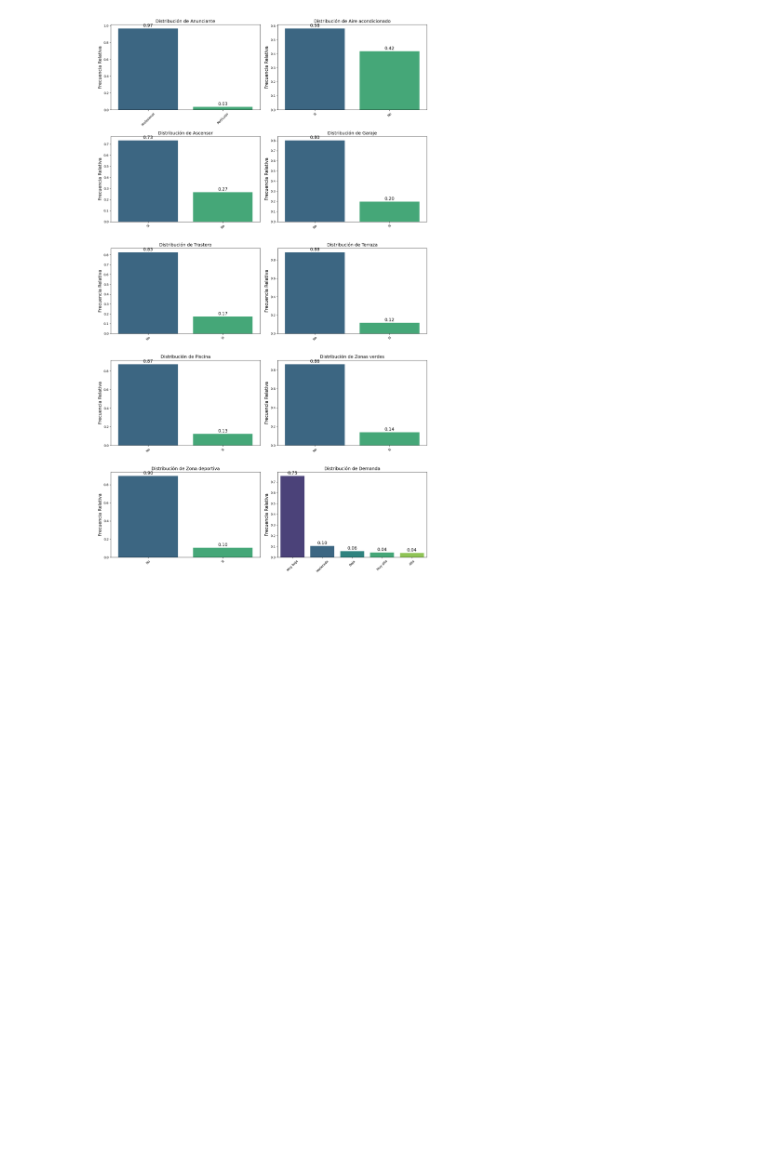
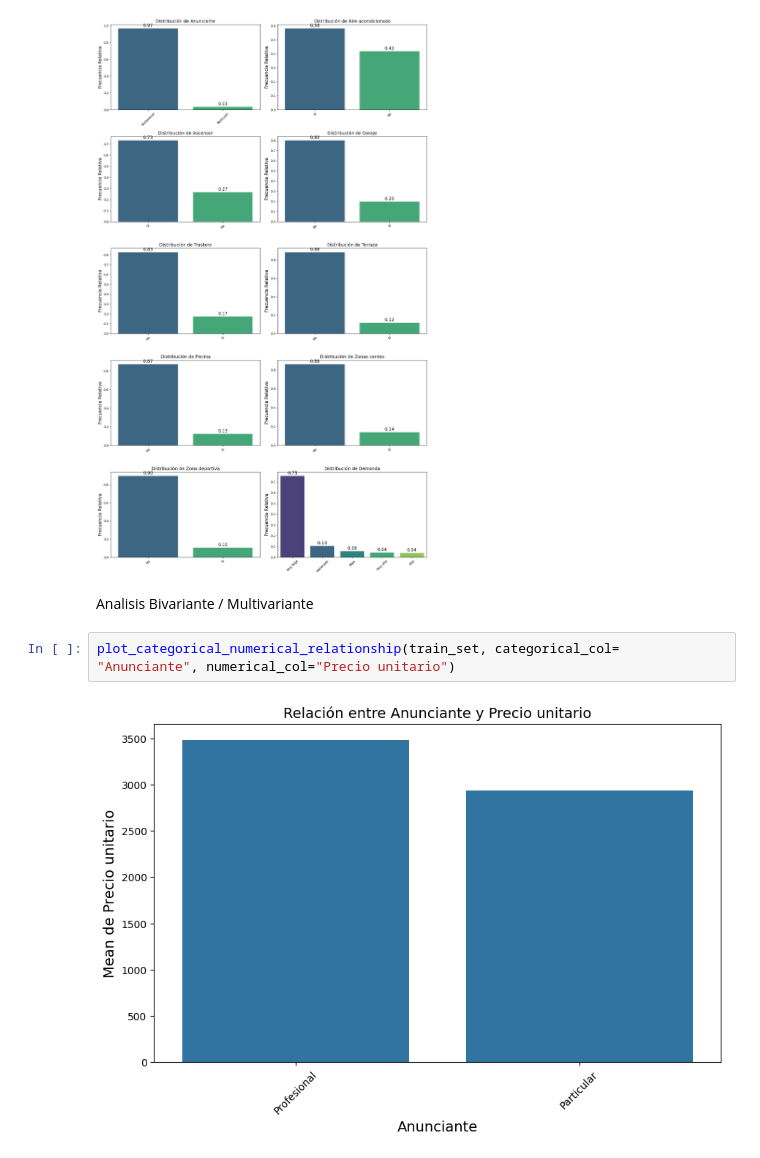
Before and after one commit to Apriroca/ML_Prediccion_Vivienda_Valencia, a Jupyter notebook: main.ipynb, the cells around one changed output. Cells and saved outputs as stored; diff of their text form; blank space fills up the shorter version.

```diff
--- a/main.ipynb
+++ b/main.ipynb
@@ -221,3 +223,9 @@ plt.show()
 pinta_distribucion_categoricas(train_set, ["Anunciante","Aire acondicionado", "Ascensor", "Garaje", "Trastero", "Terraza", "Piscina", "Zonas verdes", "Zona deportiva", "Demanda"], relativa= True, mostrar_valores= True)
 # %% [output]
 [figure]
+# %% [markdown]
+Analisis Bivariante / Multivariante
+# %%
+plot_categorical_numerical_relationship(train_set, categorical_col= "Anunciante", numerical_col="Precio unitario")
+# %% [output]
+[figure, added]
```
Also changed, not shown: parts of 19 cells of this notebook.
